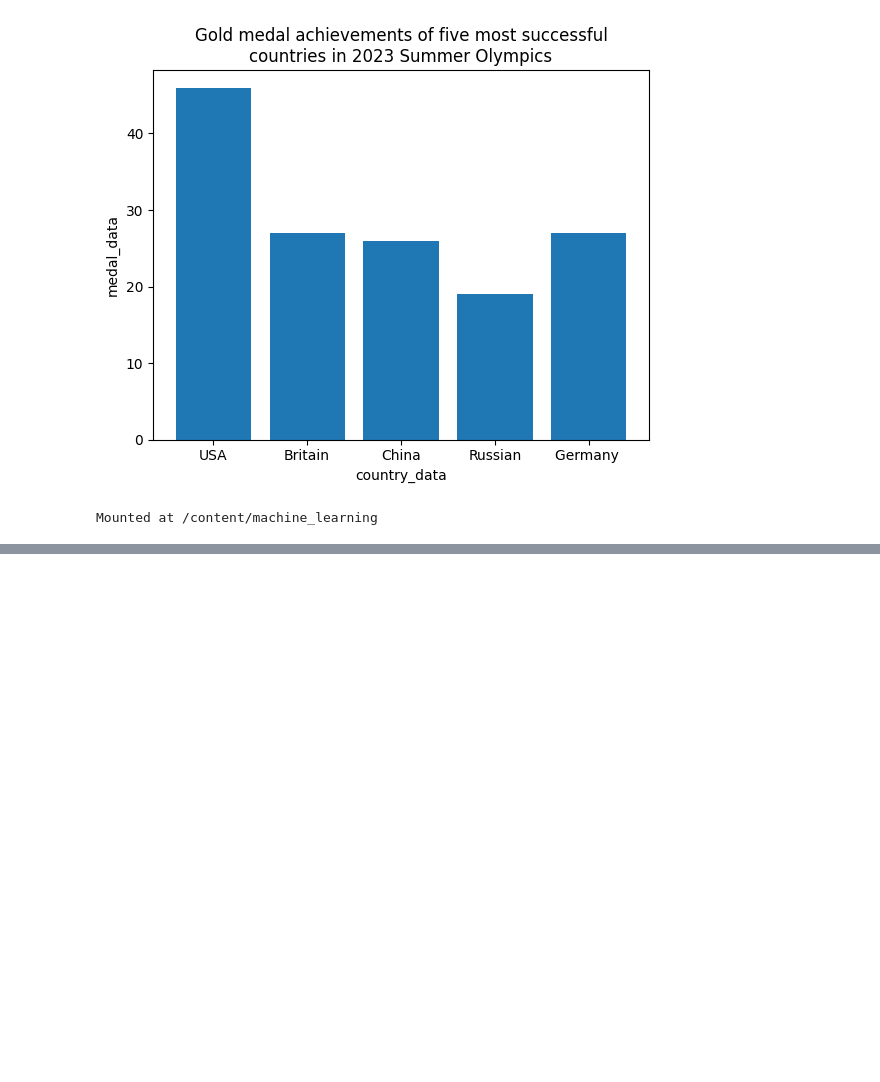
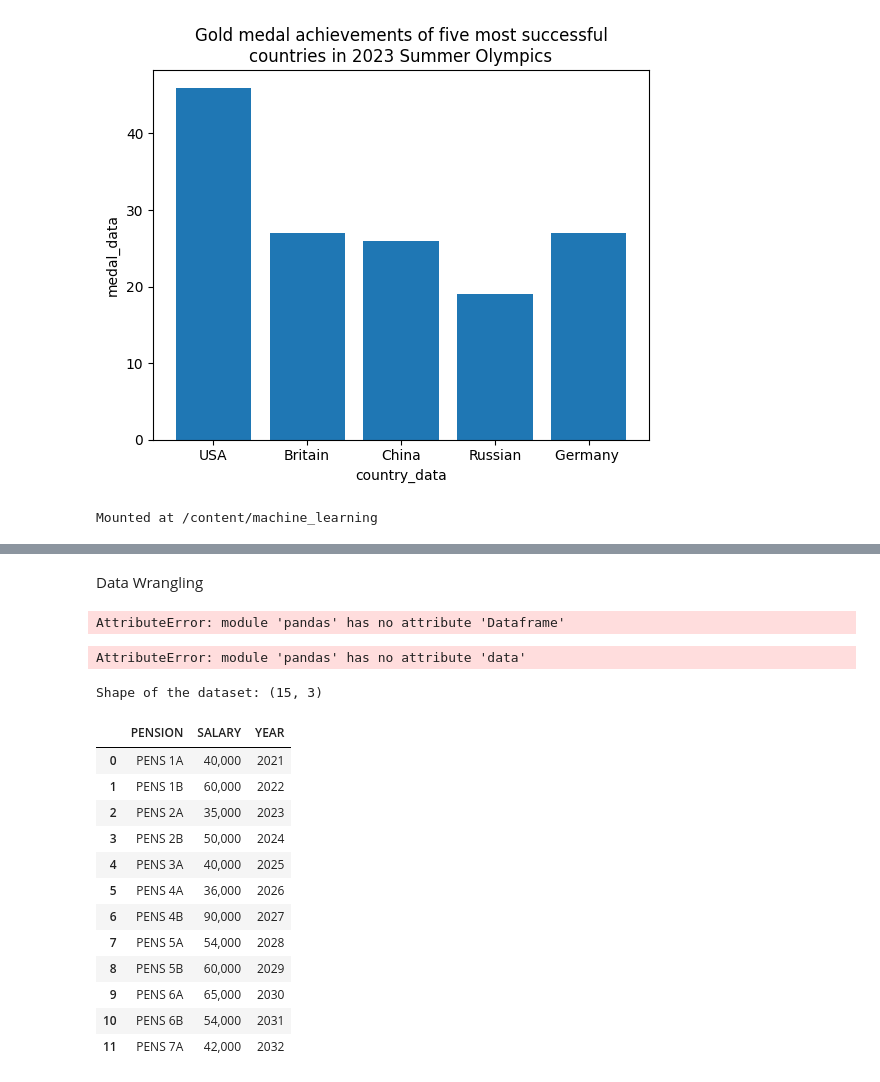
Before and after one commit to JoehIreri/COMPUTER-VISION, a Jupyter notebook: DATA_SCIENCE.ipynb, the cells around one changed output, grey strips where cells are left out. Cells and saved outputs as stored; diff of their text form; code cells hidden in the pictures; blank space fills up the shorter version.

```diff
--- a/DATA_SCIENCE.ipynb
+++ b/DATA_SCIENCE.ipynb
@@ -488,3 +486,31 @@ Mounted at /content/machine_learning
+# %% [markdown]
+Data Wrangling
+# %%
+import pandas as pd
+#Create a data frame
+data = {
+    'Name' : ['Peter', 'Joyce', 'George', 'Phyllis', 'Moses', 'Priscillah', 'Eliud'],
+    'Age' : [25, 30, 22, 28, 24, 34, 19],
+    'Gender' : ['Male', 'Female', 'Male', 'Female', 'Male', 'Female', 'Male'],
+    'Marks' : [85, 92, "Nan", 88, "Nan", 79, 80]
+
+}
+Joeh = pd.dataframe(data)
+# %% [output]
+AttributeError: module 'pandas' has no attribute 'Dataframe'
 # %%
 from google.colab import drive
 drive.mount('/content/drive')
+# %%
+import pandas as pd
+#Create a data frame
+data = {
+    'DName' : ['Manufacturer', 'Administation', 'Headquarter', 'Finance', 'Research'],
+    'DepNo' : [1, 2, 3, 4, 5],
+    'MgrSSN' : [888665555, 543216789, 554433221, 987654321, 333445555,],
+    'MgrStartDate' : ['19-JUN-71', '04-JAN-99', '22-SEP-55', '01-JAN-85', '22-MAY-78',]
+
+}
+Joeh = pd.data(data)
+# %% [output]
+AttributeError: module 'pandas' has no attribute 'data'
@@ -490,0 +519,21 @@ drive.mount('/content/drive')
+# %%
+import pandas as pd
+Joeh = pd.read_csv('/content/PENSION Dataset.csv')
+print("Shape of the dataset:" , Joeh.shape)
+Joeh.head(12)
+#Loading the pension Dataset and having a glance of the shape
+# %% [output]
+Shape of the dataset: (15, 3)
+|  | PENSION | SALARY | YEAR |
+| 0 | PENS 1A | 40,000 | 2021 |
+| 1 | PENS 1B | 60,000 | 2022 |
+| 2 | PENS 2A | 35,000 | 2023 |
+| 3 | PENS 2B | 50,000 | 2024 |
+| 4 | PENS 3A | 40,000 | 2025 |
+| 5 | PENS 4A | 36,000 | 2026 |
+| 6 | PENS 4B | 90,000 | 2027 |
+| 7 | PENS 5A | 54,000 | 2028 |
+| 8 | PENS 5B | 60,000 | 2029 |
+| 9 | PENS 6A | 65,000 | 2030 |
+| 10 | PENS 6B | 54,000 | 2031 |
+| 11 | PENS 7A | 42,000 | 2032 |
```
Also changed, not shown: parts of 4 cells of this notebook.
